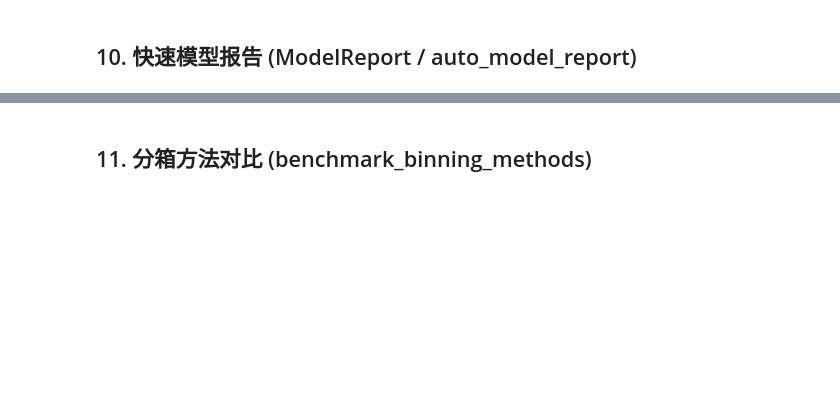
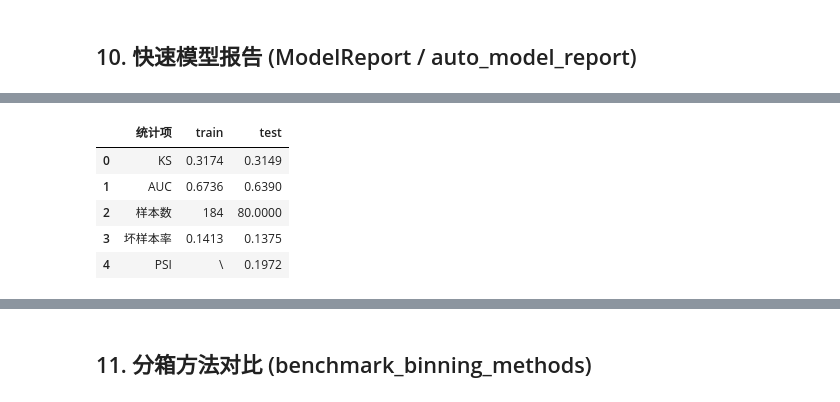
Before and after one commit to hengshu-credit/hscredit, a Jupyter notebook: examples/11_report.ipynb, the cells around one changed output, grey strips where cells are left out. Cells and saved outputs as stored; diff of their text form; code cells hidden in the pictures; blank space fills up the shorter version.

Commit message:
fix auto model report example

```diff
--- a/examples/11_report.ipynb
+++ b/examples/11_report.ipynb
@@ -585,11 +885,18 @@ print("datasets 字典风格报告对象已构建，不重复导出工作簿")
 # %%
 # =============================================================================
 # 校验两种调用风格得到相同的数据集与样本量
 # =============================================================================
-assert list(report_sklearn._datasets) == ['train', 'test']
+assert list(report_sklearn._datasets) == ['训练集', '测试集']
 assert list(report_datasets._datasets) == ['train', 'test']
-assert len(report_sklearn._datasets['train'].y) == len(y_train)
+assert len(report_sklearn._datasets['训练集'].y) == len(y_train)
 display(report_datasets.get_metrics())
+# %% [output]
+|  | 统计项 | train | test |
+| 0 | KS | 0.3174 | 0.3149 |
+| 1 | AUC | 0.6736 | 0.6390 |
+| 2 | 样本数 | 184 | 80.0000 |
+| 3 | 坏样本率 | 0.1413 | 0.1375 |
+| 4 | PSI | \ | 0.1972 |
 # %%
 # =============================================================================
 # 方式三: datasets 列表风格 — 按顺序自动命名数据集
```
Also changed, not shown: parts of 39 cells of this notebook.
